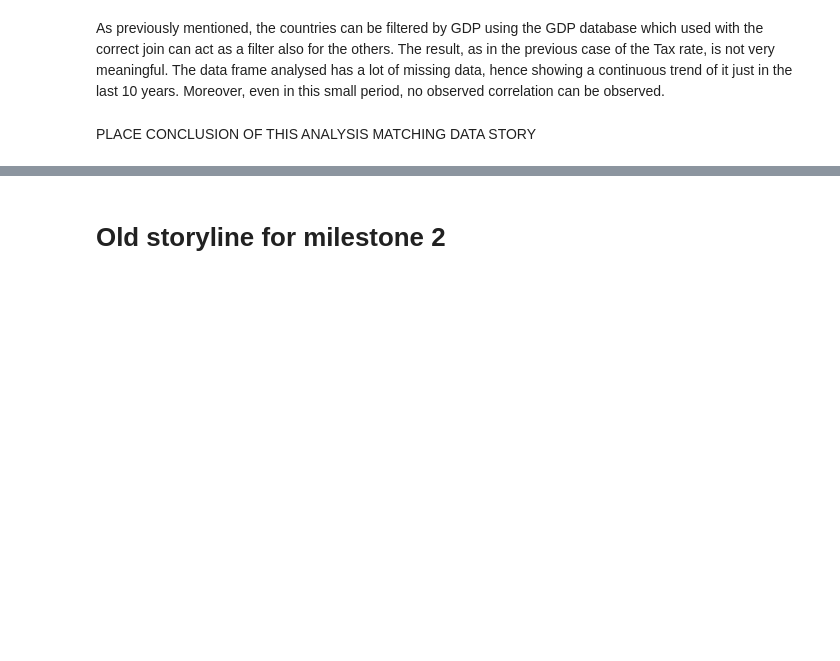
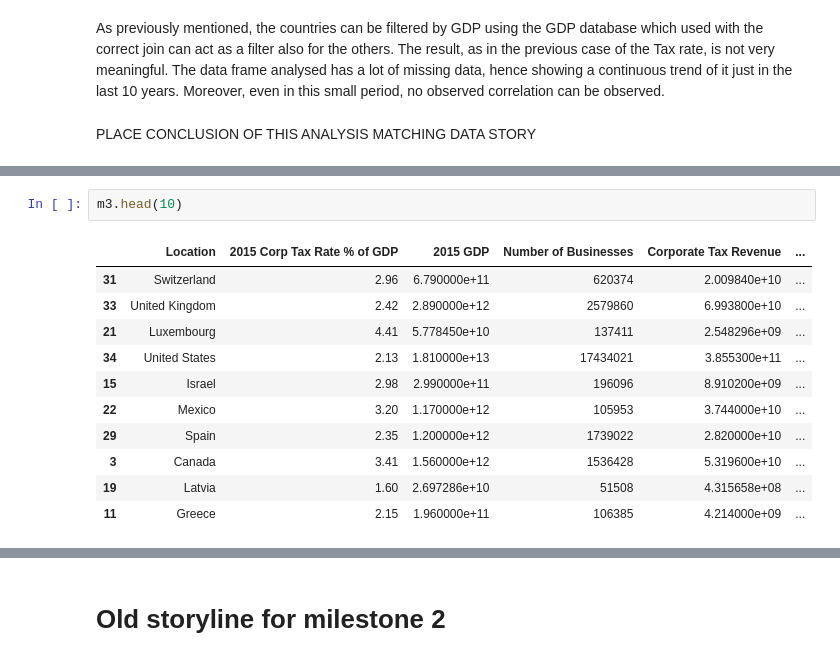
Before and after one commit to eddieshengyuwang/project_ada_akbar, a Jupyter notebook: main.ipynb, the cells around one changed output, grey strips where cells are left out. Drawn from its saved outputs; the diff is of its cells as text; blank space fills up the shorter version.

```diff
--- a/main.ipynb
+++ b/main.ipynb
@@ -1355,0 +1539,14 @@ PLACE CONCLUSION OF THIS ANALYSIS MATCHING DATA STORY
+# %%
+m3.head(10)
+# %% [output]
+|  | Location | 2015 Corp Tax Rate % of GDP | 2015 GDP | Number of Businesses | Corporate Tax Revenue | ... |
+| 31 | Switzerland | 2.96 | 6.790000e+11 | 620374 | 2.009840e+10 | ... |
+| 33 | United Kingdom | 2.42 | 2.890000e+12 | 2579860 | 6.993800e+10 | ... |
+| 21 | Luxembourg | 4.41 | 5.778450e+10 | 137411 | 2.548296e+09 | ... |
+| 34 | United States | 2.13 | 1.810000e+13 | 17434021 | 3.855300e+11 | ... |
+| 15 | Israel | 2.98 | 2.990000e+11 | 196096 | 8.910200e+09 | ... |
+| 22 | Mexico | 3.20 | 1.170000e+12 | 105953 | 3.744000e+10 | ... |
+| 29 | Spain | 2.35 | 1.200000e+12 | 1739022 | 2.820000e+10 | ... |
+| 3 | Canada | 3.41 | 1.560000e+12 | 1536428 | 5.319600e+10 | ... |
+| 19 | Latvia | 1.60 | 2.697286e+10 | 51508 | 4.315658e+08 | ... |
+| 11 | Greece | 2.15 | 1.960000e+11 | 106385 | 4.214000e+09 | ... |
```
Also changed, not shown: parts of 16 cells of this notebook, 2 other files.
